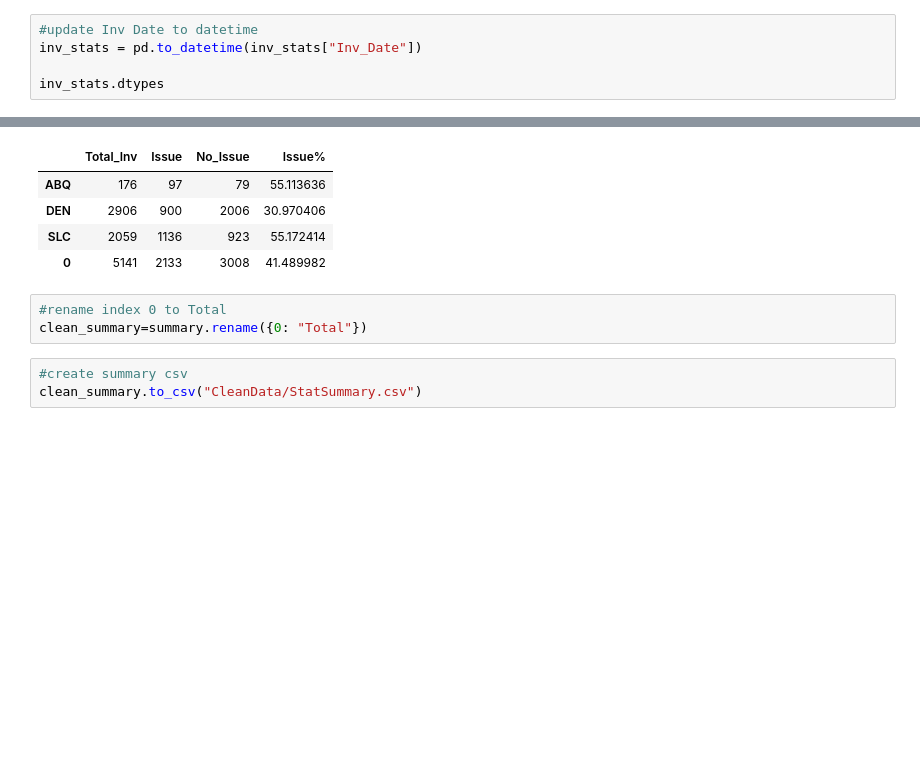
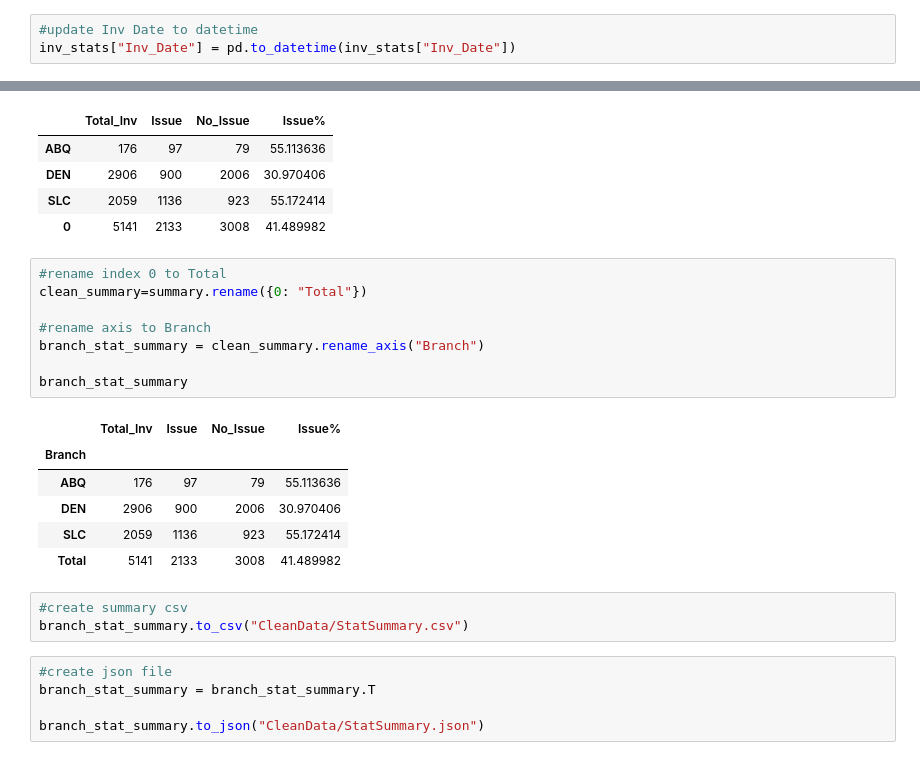
Before and after one commit to sarahheavner/NatlAcctPricing, a Jupyter notebook: Resources/InvoiceStats.ipynb, the cells around one changed output, grey strips where cells are left out. Drawn from its saved outputs; the diff is of its cells as text; blank space fills up the shorter version.

```diff
--- a/Resources/InvoiceStats.ipynb
+++ b/Resources/InvoiceStats.ipynb
@@ -56,6 +56,4 @@ Inv_Issue      object
 dtype: object
 # %%
 #update Inv Date to datetime
-inv_stats = pd.to_datetime(inv_stats["Inv_Date"])
-
-inv_stats.dtypes
+inv_stats["Inv_Date"] = pd.to_datetime(inv_stats["Inv_Date"])
@@ -230,6 +226,23 @@ summary
 # %%
 #rename index 0 to Total
 clean_summary=summary.rename({0: "Total"})
+
+#rename axis to Branch
+branch_stat_summary = clean_summary.rename_axis("Branch")
+
+branch_stat_summary
+# %% [output]
+|  | Total_Inv | Issue | No_Issue | Issue% |
+| Branch |  |  |  |  |
+| ABQ | 176 | 97 | 79 | 55.113636 |
+| DEN | 2906 | 900 | 2006 | 30.970406 |
+| SLC | 2059 | 1136 | 923 | 55.172414 |
+| Total | 5141 | 2133 | 3008 | 41.489982 |
 # %%
 #create summary csv
-clean_summary.to_csv("CleanData/StatSummary.csv")
+branch_stat_summary.to_csv("CleanData/StatSummary.csv")
+# %%
+#create json file
+branch_stat_summary = branch_stat_summary.T
+
+branch_stat_summary.to_json("CleanData/StatSummary.json")
```
Also changed, not shown: parts of 1 cell of this notebook, 4 other files.
